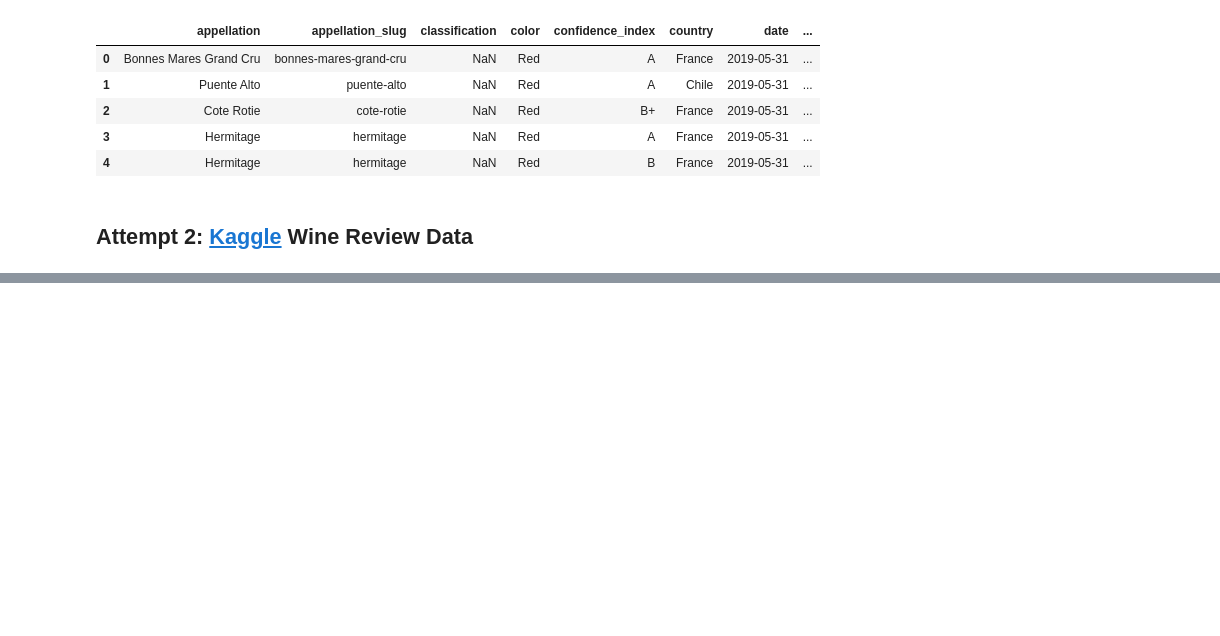
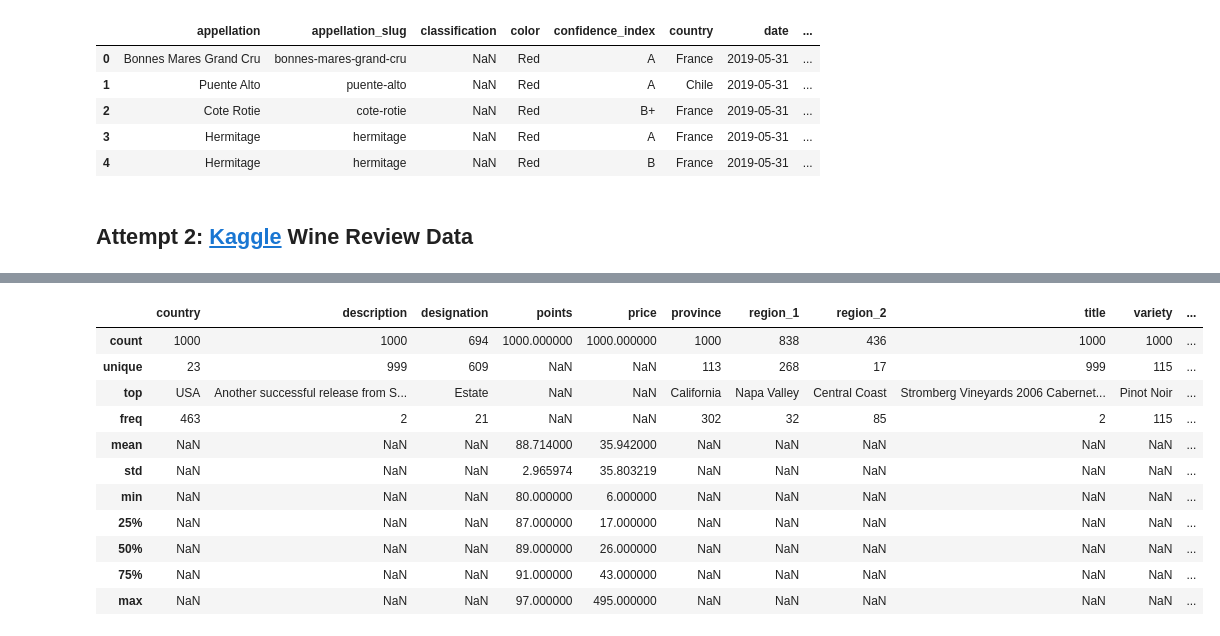
Before and after one commit to kapil1garg/eecs-496-info-viz-a3, a Jupyter notebook: eda/WineInteractiveViz_EDA.ipynb, the cells around one changed output, grey strips where cells are left out. Cells and saved outputs as stored; diff of their text form; code cells hidden in the pictures; blank space fills up the shorter version.

```diff
--- a/eda/WineInteractiveViz_EDA.ipynb
+++ b/eda/WineInteractiveViz_EDA.ipynb
@@ -188,0 +324,15 @@ len(wine_130k_df.variety.unique())
+# %%
+wine_1k_df.describe(include='all')
+# %% [output]
+|  | country | description | designation | points | price | province | region_1 | region_2 | title | variety | ... |
+| count | 1000 | 1000 | 694 | 1000.000000 | 1000.000000 | 1000 | 838 | 436 | 1000 | 1000 | ... |
+| unique | 23 | 999 | 609 | NaN | NaN | 113 | 268 | 17 | 999 | 115 | ... |
+| top | USA | Another successful release from S... | Estate | NaN | NaN | California | Napa Valley | Central Coast | Stromberg Vineyards 2006 Cabernet... | Pinot Noir | ... |
+| freq | 463 | 2 | 21 | NaN | NaN | 302 | 32 | 85 | 2 | 115 | ... |
+| mean | NaN | NaN | NaN | 88.714000 | 35.942000 | NaN | NaN | NaN | NaN | NaN | ... |
+| std | NaN | NaN | NaN | 2.965974 | 35.803219 | NaN | NaN | NaN | NaN | NaN | ... |
+| min | NaN | NaN | NaN | 80.000000 | 6.000000 | NaN | NaN | NaN | NaN | NaN | ... |
+| 25% | NaN | NaN | NaN | 87.000000 | 17.000000 | NaN | NaN | NaN | NaN | NaN | ... |
+| 50% | NaN | NaN | NaN | 89.000000 | 26.000000 | NaN | NaN | NaN | NaN | NaN | ... |
+| 75% | NaN | NaN | NaN | 91.000000 | 43.000000 | NaN | NaN | NaN | NaN | NaN | ... |
+| max | NaN | NaN | NaN | 97.000000 | 495.000000 | NaN | NaN | NaN | NaN | NaN | ... |
```
Also changed, not shown: parts of 21 cells of this notebook, 4 other files.
